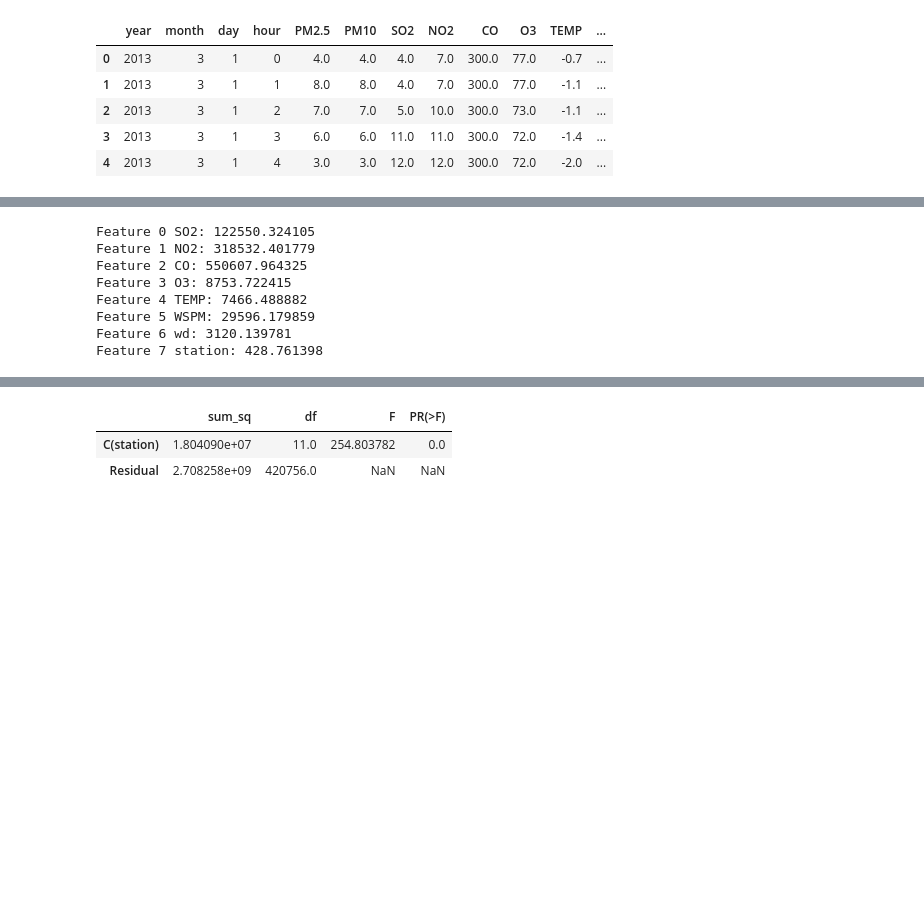
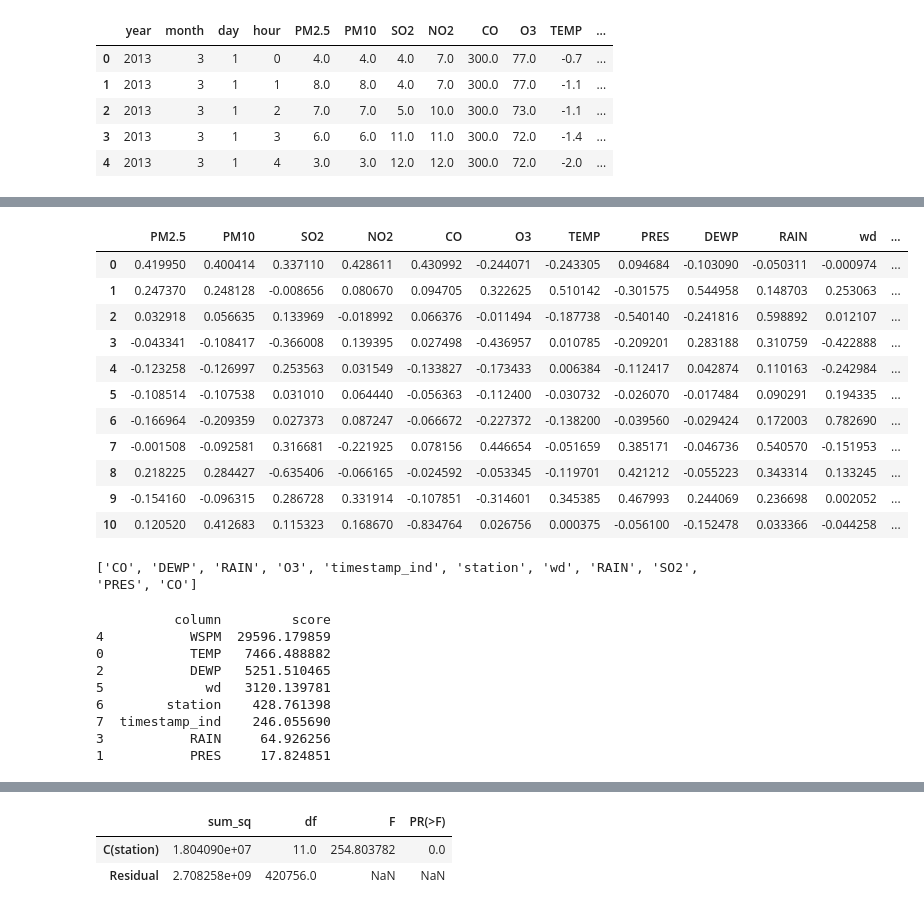
Before and after one commit to joshuajnoble/transformers_4_forecasting, a Jupyter notebook: forecasting_eda.ipynb, the cells around one changed output, grey strips where cells are left out. Drawn from its saved outputs; the diff is of its cells as text; code cells hidden in the pictures; blank space fills up the shorter version.

```diff
--- a/forecasting_eda.ipynb
+++ b/forecasting_eda.ipynb
@@ -44,9 +90,32 @@ df.head()
+# %%
+pd.DataFrame(pca_pm25.components_, columns = pca_df.columns)
+# %% [output]
+|  | PM2.5 | PM10 | SO2 | NO2 | CO | O3 | TEMP | PRES | DEWP | RAIN | wd | ... |
+| 0 | 0.419950 | 0.400414 | 0.337110 | 0.428611 | 0.430992 | -0.244071 | -0.243305 | 0.094684 | -0.103090 | -0.050311 | -0.000974 | ... |
+| 1 | 0.247370 | 0.248128 | -0.008656 | 0.080670 | 0.094705 | 0.322625 | 0.510142 | -0.301575 | 0.544958 | 0.148703 | 0.253063 | ... |
+| 2 | 0.032918 | 0.056635 | 0.133969 | -0.018992 | 0.066376 | -0.011494 | -0.187738 | -0.540140 | -0.241816 | 0.598892 | 0.012107 | ... |
+| 3 | -0.043341 | -0.108417 | -0.366008 | 0.139395 | 0.027498 | -0.436957 | 0.010785 | -0.209201 | 0.283188 | 0.310759 | -0.422888 | ... |
+| 4 | -0.123258 | -0.126997 | 0.253563 | 0.031549 | -0.133827 | -0.173433 | 0.006384 | -0.112417 | 0.042874 | 0.110163 | -0.242984 | ... |
+| 5 | -0.108514 | -0.107538 | 0.031010 | 0.064440 | -0.056363 | -0.112400 | -0.030732 | -0.026070 | -0.017484 | 0.090291 | 0.194335 | ... |
+| 6 | -0.166964 | -0.209359 | 0.027373 | 0.087247 | -0.066672 | -0.227372 | -0.138200 | -0.039560 | -0.029424 | 0.172003 | 0.782690 | ... |
+| 7 | -0.001508 | -0.092581 | 0.316681 | -0.221925 | 0.078156 | 0.446654 | -0.051659 | 0.385171 | -0.046736 | 0.540570 | -0.151953 | ... |
+| 8 | 0.218225 | 0.284427 | -0.635406 | -0.066165 | -0.024592 | -0.053345 | -0.119701 | 0.421212 | -0.055223 | 0.343314 | 0.133245 | ... |
+| 9 | -0.154160 | -0.096315 | 0.286728 | 0.331914 | -0.107851 | -0.314601 | 0.345385 | 0.467993 | 0.244069 | 0.236698 | 0.002052 | ... |
+| 10 | 0.120520 | 0.412683 | 0.115323 | 0.168670 | -0.834764 | 0.026756 | 0.000375 | -0.056100 | -0.152478 | 0.033366 | -0.044258 | ... |
+# %%
+initial_feature_names = pca_df.columns
+# get the most important feature names
+most_important = [np.abs(pca_pm25.components_[i]).argmax() for i in range(pca_pm25.n_components_)]
+most_important_names = [initial_feature_names[most_important[i]] for i in range(pca_pm25.n_components_)]
+print(most_important_names)
+# %% [output]
+['CO', 'DEWP', 'RAIN', 'O3', 'timestamp_ind', 'station', 'wd', 'RAIN', 'SO2', 'PRES', 'CO']
 # %%
 from sklearn.feature_selection import SelectKBest
-from sklearn.feature_selection import f_regression
+from sklearn.feature_selection import f_regression, mutual_info_regression
 
 y_s = df[['PM2.5']]
-x_s = df[['SO2', 'NO2', 'CO', 'O3', 'TEMP', 'WSPM', 'wd', 'station']]
+x_s = df[['TEMP', 'PRES', 'DEWP', 'RAIN', 'WSPM', 'wd', 'station', 'timestamp_ind']]
 
 # configure to select all features
 fs = SelectKBest(score_func=f_regression, k='all')
@@ -54,14 +123,19 @@ fs = SelectKBest(score_func=f_regression, k='all')
 # learn relationship from training data
 fs.fit(x_s, y_s)
 
-for i in range(len(fs.scores_)):
- print('Feature %d %s: %f' % (i, x_s.columns[i], fs.scores_[i]))
+results = pd.DataFrame({"column":x_s.columns, "score":fs.scores_})
+
+print(results.sort_values(by=["score"], ascending=False))
+
+#for i in range(len(fs.scores_)):
+# print('Feature %d %s: %f' % (i, x_s.columns[i], fs.scores_[i]))
 # %% [output]
-Feature 0 SO2: 122550.324105
-Feature 1 NO2: 318532.401779
-Feature 2 CO: 550607.964325
-Feature 3 O3: 8753.722415
-Feature 4 TEMP: 7466.488882
-Feature 5 WSPM: 29596.179859
-Feature 6 wd: 3120.139781
-Feature 7 station: 428.761398
+          column         score
+4           WSPM  29596.179859
+0           TEMP   7466.488882
+2           DEWP   5251.510465
+5             wd   3120.139781
+6        station    428.761398
+7  timestamp_ind    246.055690
+3           RAIN     64.926256
+1           PRES     17.824851
```
Also changed, not shown: parts of 9 cells of this notebook, 5 other files.
